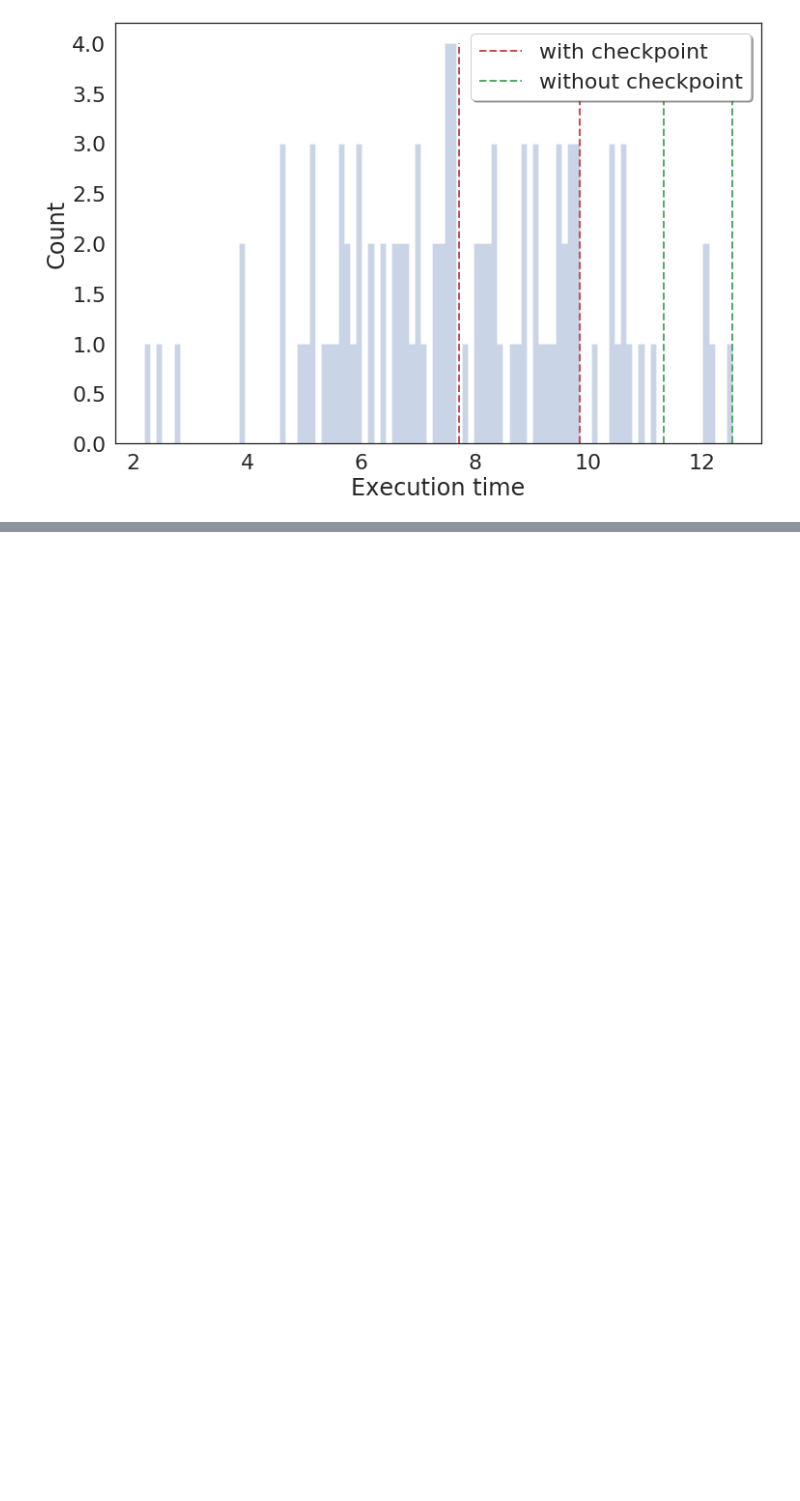
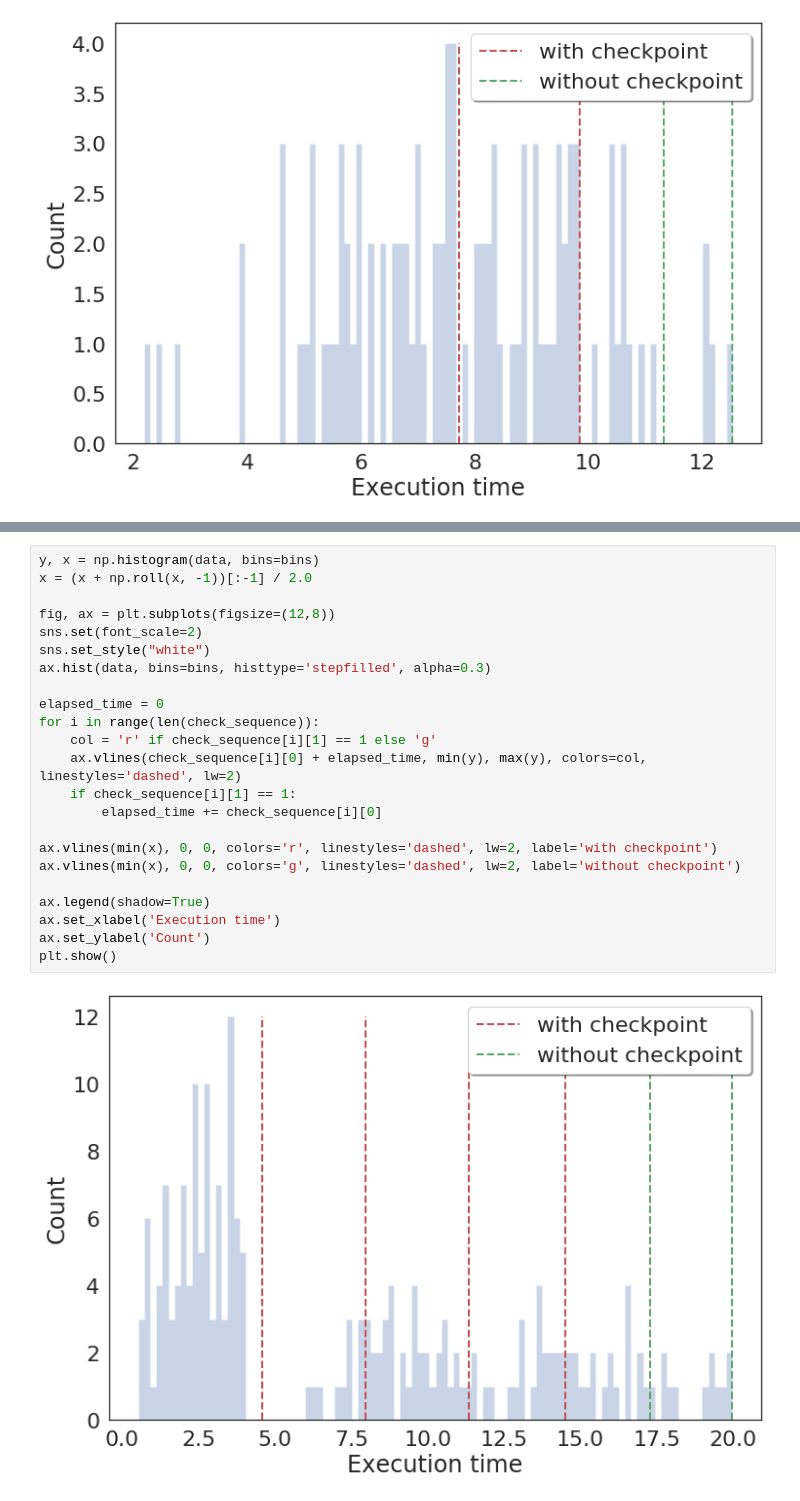
Before and after one commit to vanderbiltscl/SpeculativeScheduling, a Jupyter notebook: workload/example_get_sequence.ipynb, the cells around one changed output, grey strips where cells are left out. Drawn from its saved outputs; the diff is of its cells as text; blank space fills up the shorter version.

```diff
--- a/workload/example_get_sequence.ipynb
+++ b/workload/example_get_sequence.ipynb
@@ -196,0 +279,25 @@ plt.show()
+# %%
+y, x = np.histogram(data, bins=bins)
+x = (x + np.roll(x, -1))[:-1] / 2.0
+
+fig, ax = plt.subplots(figsize=(12,8))
+sns.set(font_scale=2)
+sns.set_style("white")
+ax.hist(data, bins=bins, histtype='stepfilled', alpha=0.3)
+
+elapsed_time = 0
+for i in range(len(check_sequence)):
+    col = 'r' if check_sequence[i][1] == 1 else 'g'
+    ax.vlines(check_sequence[i][0] + elapsed_time, min(y), max(y), colors=col, linestyles='dashed', lw=2)
+    if check_sequence[i][1] == 1:
+        elapsed_time += check_sequence[i][0]
+
+ax.vlines(min(x), 0, 0, colors='r', linestyles='dashed', lw=2, label='with checkpoint')
+ax.vlines(min(x), 0, 0, colors='g', linestyles='dashed', lw=2, label='without checkpoint')
+
+ax.legend(shadow=True)
+ax.set_xlabel('Execution time')
+ax.set_ylabel('Count')
+plt.show()
+# %% [output]
+[figure, added]
```
Also changed, not shown: parts of 12 cells of this notebook.
